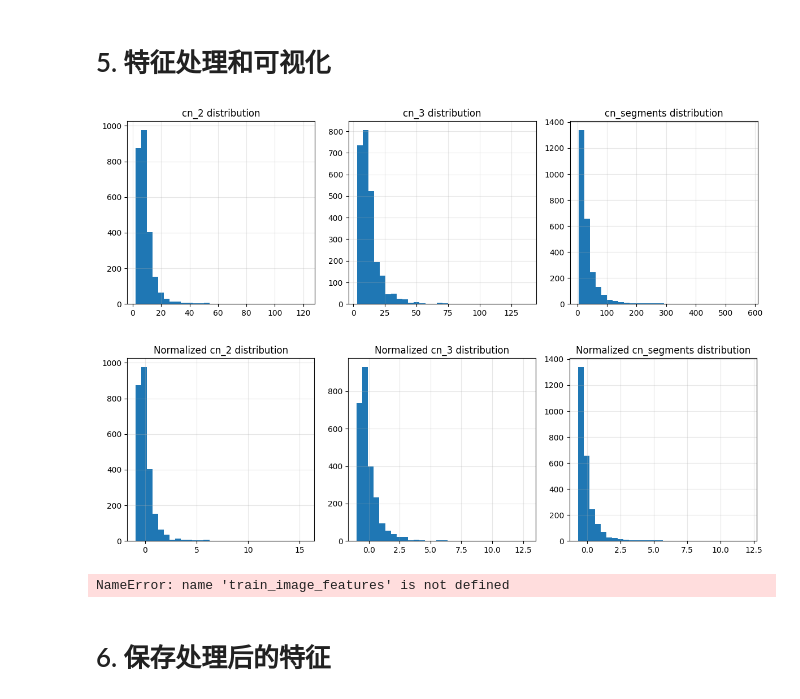
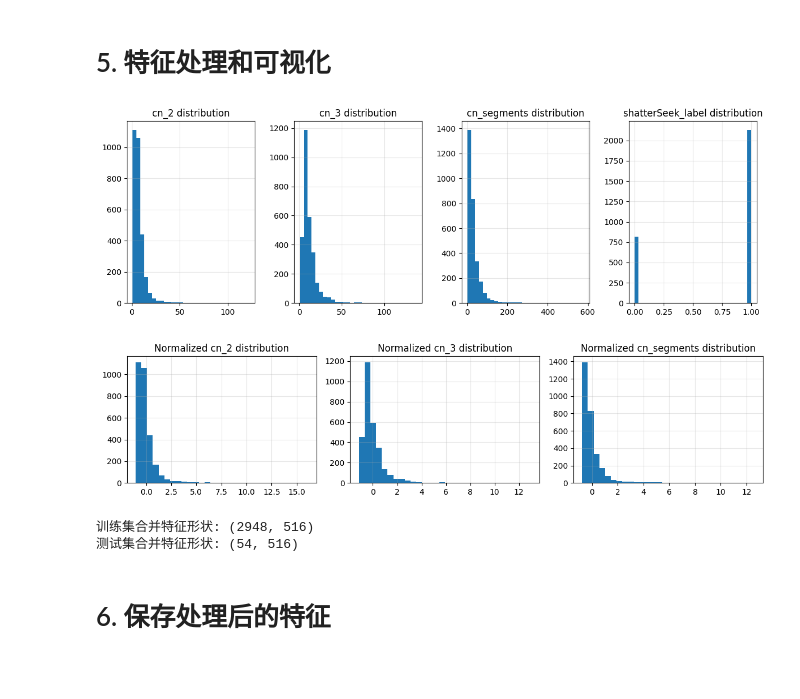
Before and after one commit to PPSherry/ChromShatter, a Jupyter notebook: shatterSeek_label_model.ipynb, the cells around one changed output. Saved outputs shown, nothing was run; the diff lists cells and outputs as text; code cells hidden in the pictures; blank space fills up the shorter version.

Commit message:
add test data results

```diff
--- a/shatterSeek_label_model.ipynb
+++ b/shatterSeek_label_model.ipynb
@@ -16,6 +16,9 @@ import joblib
 # %% [markdown]
 # 1. 初始化模型和预处理步骤
 # %%
+# 基础目录设置
+BASE_DIR = "/Volumes/T7-shield/CS-Bachelor-Thesis/CNN_model/label_model_data"
+
 # 设置设备
 device = torch.device("mps" if torch.backends.mps.is_available() else "cpu")
 print(f"使用设备: {device}")
@@ -159,47 +164,51 @@ print(f"测试图像特征形状: {test_image_features.shape}")
 # %% [markdown]
 # 5. 特征处理和可视化
 # %%
-# 可视化CNV特征分布
+# 可视化特征分布
 def visualize_features(df, feature_names):
     """可视化特征分布"""
     plt.figure(figsize=(12, 4))
     for i, name in enumerate(feature_names):
-        plt.subplot(1, 3, i+1)
+        plt.subplot(1, len(feature_names), i+1)
         plt.hist(df[name], bins=30)
         plt.title(f'{name} distribution')
         plt.grid(True, alpha=0.3)
     plt.tight_layout()
+    plt.savefig(os.path.join(BASE_DIR, "feature_distribution.png"))
     plt.show()
 
-# 显示原始特征分布 [train_df]
-features_names = ['cn_2', 'cn_3', 'cn_segments']
+# 显示原始特征分布
+features_names = ['cn_2', 'cn_3', 'cn_segments', 'shatterSeek_label']
 visualize_features(train_df, features_names)
 
-# 标准化CNV特征
-scaler = StandardScaler() # Z-score normalization
-train_cnv_features_scaled = scaler.fit_transform(train_cnv_features)
-test_cnv_features_scaled = scaler.transform(test_cnv_features)
+# 标准化连续特征（cn_2, cn_3, cn_segments）
+scaler = StandardScaler()  # Z-score normalization
+train_continuous_scaled = scaler.fit_transform(train_continuous) # 只fit训练集
+test_continuous_scaled = scaler.transform(test_continuous) # 用训练集的scaler去transform测试集
 
-# 可视化标准化后的特征 [train_cnv_features_scaled]
-plt.figure(figsize=(12, 4))
-for i, name in enumerate(features_names):
+# 可视化标准化后的连续特征
+plt.figure(figsize=(12, 3))
+continuous_names = ['cn_2', 'cn_3', 'cn_segments']
+for i, name in enumerate(continuous_names):
     plt.subplot(1, 3, i+1)
-    plt.hist(train_cnv_features_scaled[:, i], bins=30)
+    plt.hist(train_continuous_scaled[:, i], bins=30)
     plt.title(f'Normalized {name} distribution')
     plt.grid(True, alpha=0.3)
 plt.tight_layout()
+plt.savefig(os.path.join(BASE_DIR, "normalized_continuous_distribution.png"))
 plt.show()
 
-# 合并特征
-train_combined_features = np.hstack((train_image_features, train_cnv_features_scaled))
-test_combined_features = np.hstack((test_image_features, test_cnv_features_scaled))
+# 合并特征：图像特征 + 标准化连续特征 + 未标准化二元特征
+train_combined_features = np.hstack((train_image_features, train_continuous_scaled, train_binary))
+test_combined_features = np.hstack((test_image_features, test_continuous_scaled, test_binary))
 
 print(f"训练集合并特征形状: {train_combined_features.shape}")
 print(f"测试集合并特征形状: {test_combined_features.shape}")
 # %% [output]
-[figure, old version]
+[figure, new version]
-[figure, old version]
+[figure, new version]
-NameError: name 'train_image_features' is not defined
+训练集合并特征形状: (2948, 516)
+测试集合并特征形状: (54, 516)
 # %% [markdown]
 # 6. 保存处理后的特征
 # %%
```
Also changed, not shown: parts of 15 cells of this notebook, 2 other files.
